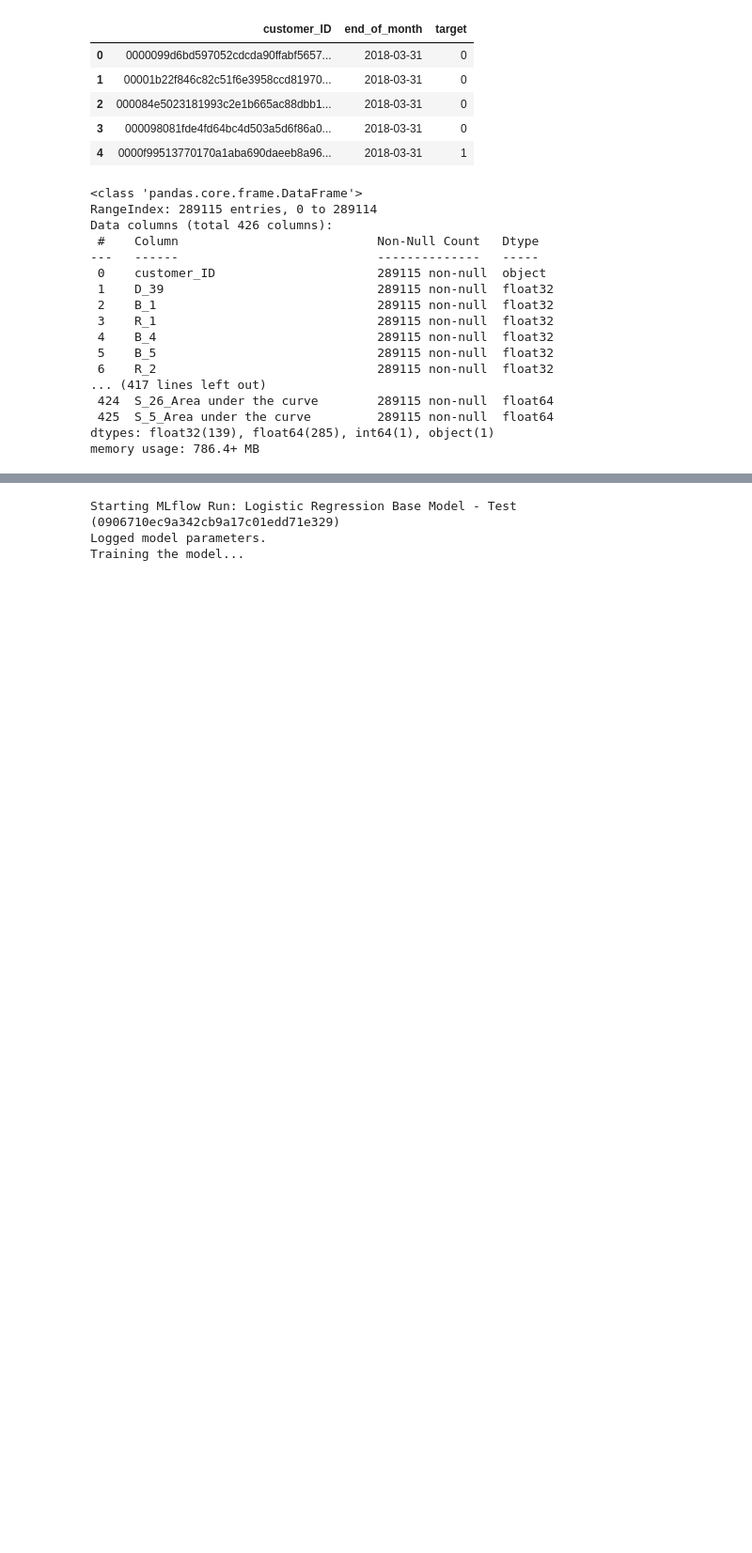
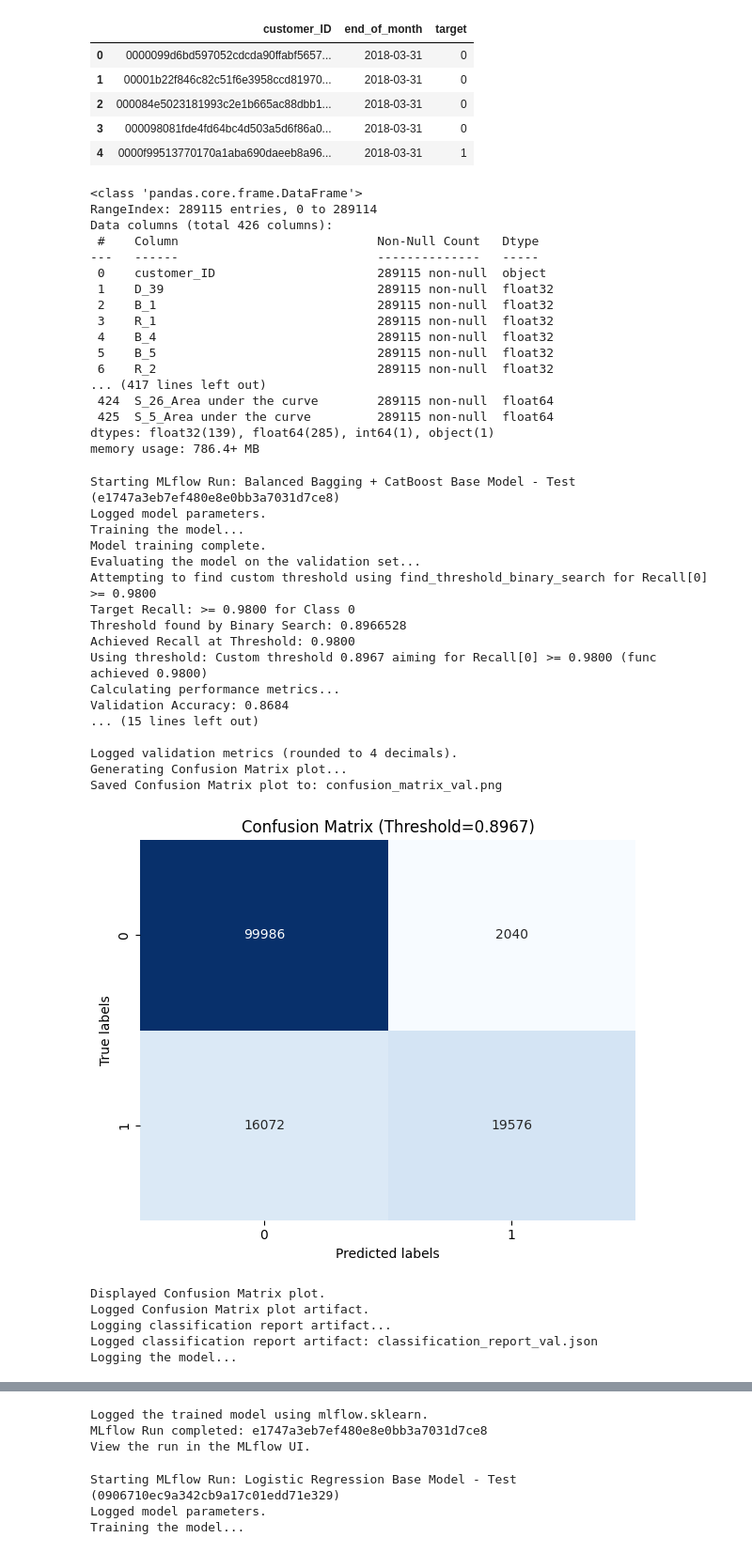
Before and after one commit to Vaseekaran-V/FYP_MSc, a Jupyter notebook: src/machine_learning/experiment_base_model-test-results.ipynb, the cells around one changed output, grey strips where cells are left out. Shown at 94% size. Cells and saved outputs as stored; diff of their text form; code cells hidden in the pictures; blank space fills up the shorter version.

```diff
--- a/src/machine_learning/experiment_base_model-test-results.ipynb
+++ b/src/machine_learning/experiment_base_model-test-results.ipynb
@@ -85,3 +85,40 @@ dtypes: float32(139), float64(285), int64(1), object(1)
 memory usage: 786.4+ MB
 # %%
 from utils.mlflow_ml_model_logger import log_classification_model
+# %%
+# Balanced Baagging + CatBoost Classifier
+from imblearn.ensemble import BalancedBaggingClassifier
+from catboost import CatBoostClassifier
+model = BalancedBaggingClassifier(random_state=0, estimator=CatBoostClassifier(random_state=0, task_type='GPU', devices='0:1', verbose = 0))
+log_classification_model(
+        model=model,
+        X_train=train_df.drop(columns=['customer_ID']),
+        y_train=y_train['target'].values,
+        X_val=test_df.drop(columns=['customer_ID']),
+        y_val=y_test['target'].values,
+        run_name="Balanced Bagging + CatBoost Base Model - Test"
+    )
+# %% [output]
+Starting MLflow Run: Balanced Bagging + CatBoost Base Model - Test (e1747a3eb7ef480e8e0bb3a7031d7ce8)
+Logged model parameters.
+Training the model...
+Model training complete.
+Evaluating the model on the validation set...
+Attempting to find custom threshold using find_threshold_binary_search for Recall[0] >= 0.9800
+Target Recall: >= 0.9800 for Class 0
+Threshold found by Binary Search: 0.8966528
+Achieved Recall at Threshold: 0.9800
+Using threshold: Custom threshold 0.8967 aiming for Recall[0] >= 0.9800 (func achieved 0.9800)
+Calculating performance metrics...
+Validation Accuracy: 0.8684
+... (15 lines left out)
+
+Logged validation metrics (rounded to 4 decimals).
+Generating Confusion Matrix plot...
+Saved Confusion Matrix plot to: confusion_matrix_val.png
+[figure, added]
+Displayed Confusion Matrix plot.
+Logged Confusion Matrix plot artifact.
+Logging classification report artifact...
+Logged classification report artifact: classification_report_val.json
+Logging the model...
@@ -88,3 +126,6 @@ from utils.mlflow_ml_model_logger import log_classification_model
+Logged the trained model using mlflow.sklearn.
+MLflow Run completed: e1747a3eb7ef480e8e0bb3a7031d7ce8
+View the run in the MLflow UI.
 # %%
 #Logistic Regression
 from sklearn.linear_model import LogisticRegression
```
Also changed, not shown: parts of 1 cell of this notebook, 6 other files.
